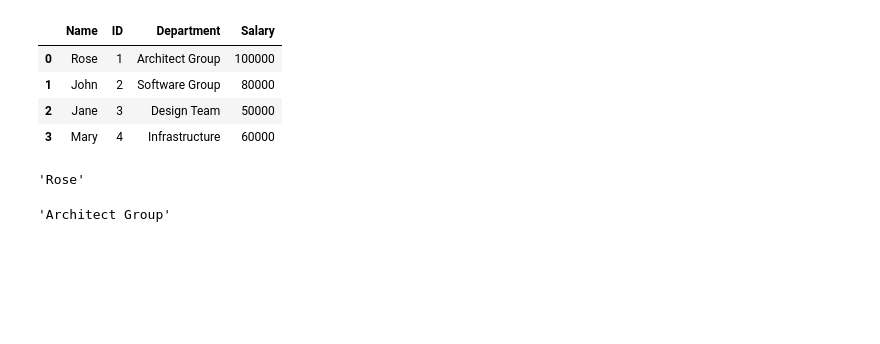
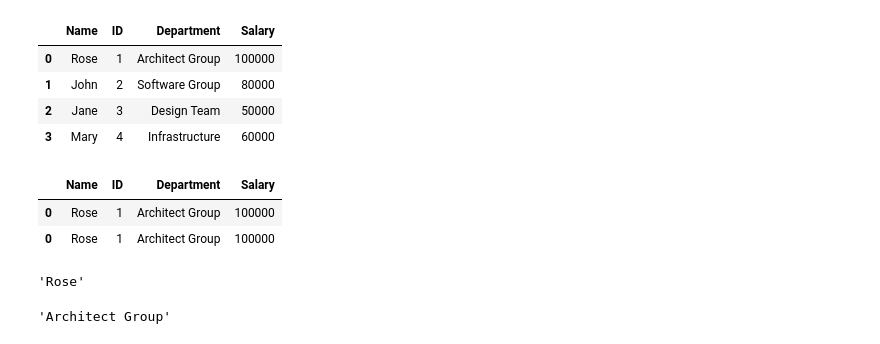
Before and after one commit to antoniobiasotti/dsIBM_Module6, a Jupyter notebook: Python/Pandas/Pandas_Practice.ipynb, the cells around one changed output. Drawn from its saved outputs; the diff is of its cells as text; code cells hidden in the pictures; blank space fills up the shorter version.

```diff
--- a/Python/Pandas/Pandas_Practice.ipynb
+++ b/Python/Pandas/Pandas_Practice.ipynb
@@ -257,9 +237,15 @@ df
 # %%
 # Access the value on the first row and the first column
 
-df.iloc[0, 0]
+df.iloc[[0, 0]]
 # %% [output]
-'Rose'
+|  | Name | ID | Department | Salary |
+| 0 | Rose | 1 | Architect Group | 100000 |
+| 0 | Rose | 1 | Architect Group | 100000 |
+# %%
+df.iloc[0, 0]
+# %% [output]
+'Rose'
 # %%
 # Access the value on the first row and the third column
 
```
Also changed, not shown: parts of 2 cells of this notebook, 2 other files.
